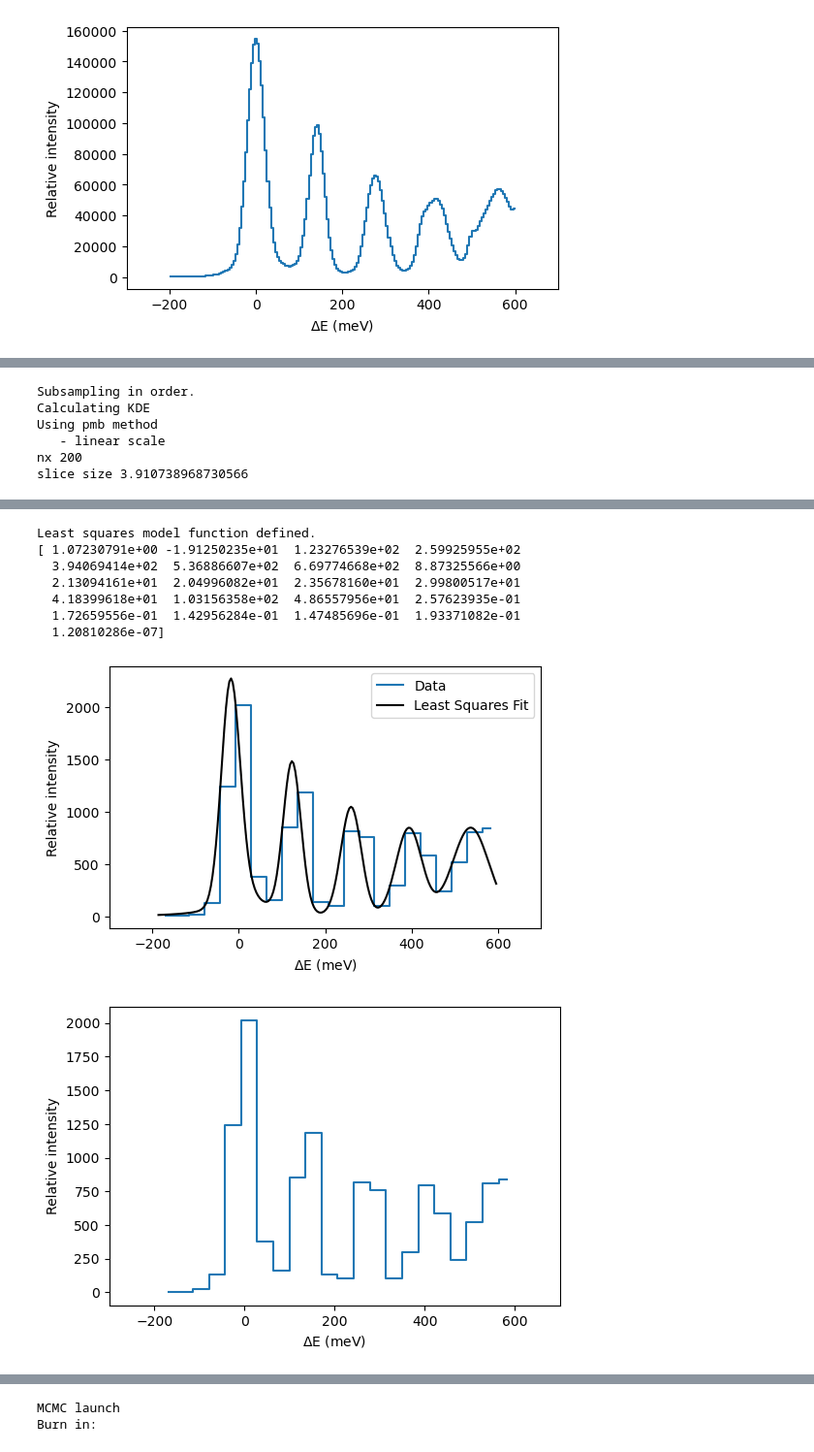
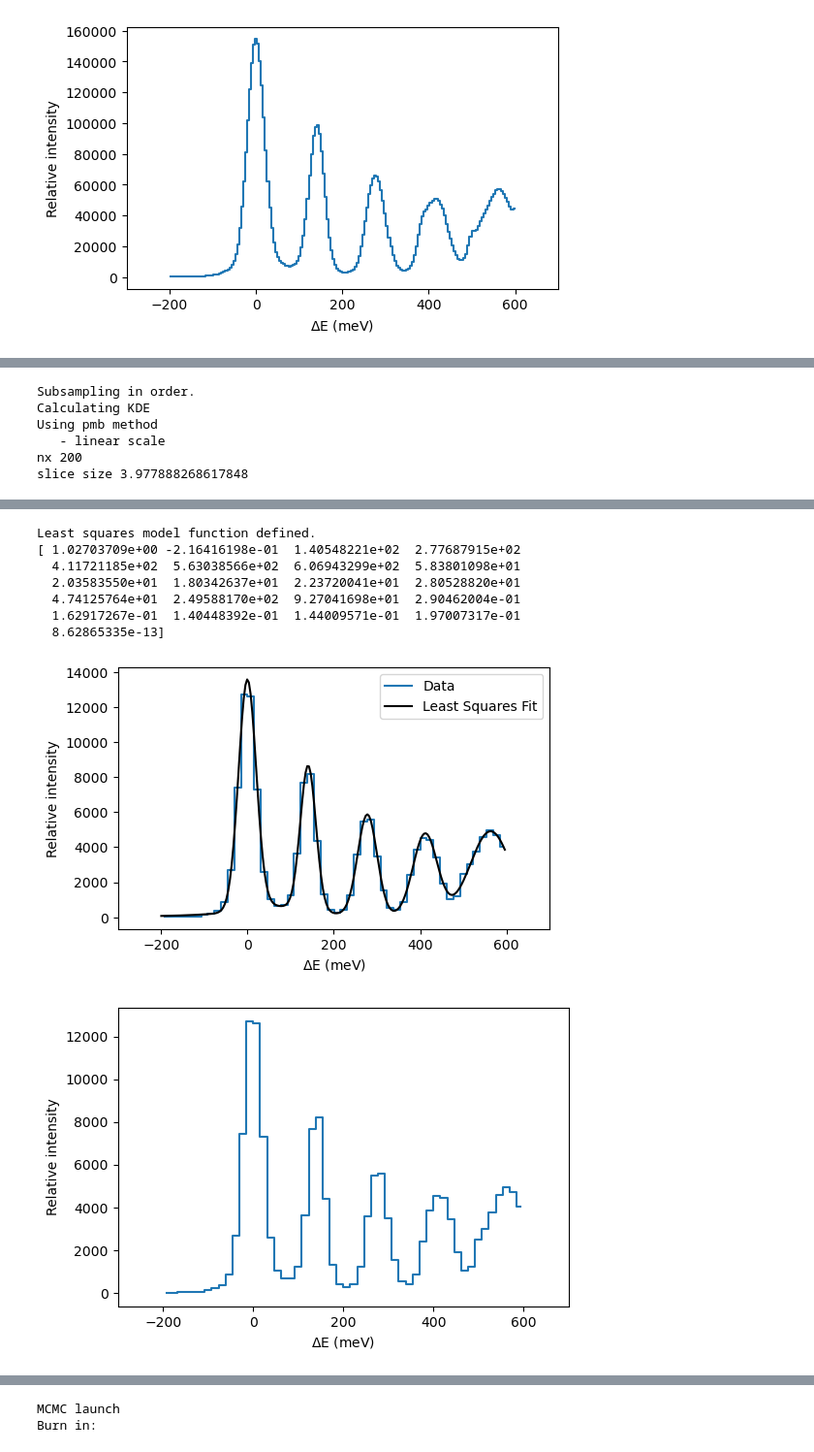
Before and after one commit to localoptimum/emtk, a Jupyter notebook: ARCStest.ipynb, the cells around one changed output, grey strips where cells are left out. Shown at 97% size. Cells and saved outputs as stored; diff of their text form; code cells hidden in the pictures.

```diff
--- a/ARCStest.ipynb
+++ b/ARCStest.ipynb
@@ -324,7 +358,7 @@ Least squares model function defined.
 # maybe something changed during the measurement?
 ema1.shuffle()
 # %%
-cpo = ema1.subsample(12000, randomize=False)
+cpo = ema1.subsample(150000, randomize=False)
 cpo.plot_kde(log=False, loglog=False, xlabel='$\Delta E$ (meV)', method="pmb")
 
 
@@ -410,6 +444,31 @@ sub_data_fit_line = big_lse_pdf(cpo.kdex,
                             sub_pvals[19],
                             sub_pvals[20])
 
+sub_data_background_line = big_background_pdf(cpo.kdex,
+                            sub_pvals[0],
+                            sub_pvals[1],
+                            sub_pvals[2],
+                            sub_pvals[3],
+                            sub_pvals[4],
+                            sub_pvals[5],
+                            sub_pvals[6],
+                            sub_pvals[7],
+                            sub_pvals[8],
+                            sub_pvals[9],
+                            sub_pvals[10],
+                            sub_pvals[11],
+                            sub_pvals[12],
+                            sub_pvals[13],
+                            sub_pvals[14],
+                            sub_pvals[15],
+                            sub_pvals[16],
+                            sub_pvals[17],
+                            sub_pvals[18],
+                            sub_pvals[19],
+                            sub_pvals[20])
+
+
+
 ax.step(subsample_histo_x, subsample_histo_y, where='mid', label='Data')
 nhy = hy.size
 shy = np.sum(hy)
@@ -480,4 +539,4 @@ Calculating KDE
 Using pmb method
    - linear scale
 nx 200
-slice size 3.910738968730566
+slice size 3.977888268617848
@@ -485,9 +544,9 @@ slice size 3.910738968730566
 Least squares model function defined.
-[ 1.07230791e+00 -1.91250235e+01  1.23276539e+02  2.59925955e+02
-  3.94069414e+02  5.36886607e+02  6.69774668e+02  8.87325566e+00
-  2.13094161e+01  2.04996082e+01  2.35678160e+01  2.99800517e+01
-  4.18399618e+01  1.03156358e+02  4.86557956e+01  2.57623935e-01
-  1.72659556e-01  1.42956284e-01  1.47485696e-01  1.93371082e-01
-  1.20810286e-07]
+[ 1.02703709e+00 -2.16416198e-01  1.40548221e+02  2.77687915e+02
+  4.11721185e+02  5.63038566e+02  6.06943299e+02  5.83801098e+01
+  2.03583550e+01  1.80342637e+01  2.23720041e+01  2.80528820e+01
+  4.74125764e+01  2.49588170e+02  9.27041698e+01  2.90462004e-01
+  1.62917267e-01  1.40448392e-01  1.44009571e-01  1.97007317e-01
+  8.62865335e-13]
-[figure, old version]
+[figure, new version]
-[figure, old version]
+[figure, new version]
```
Also changed, not shown: parts of 17 cells of this notebook, 2 other files.
